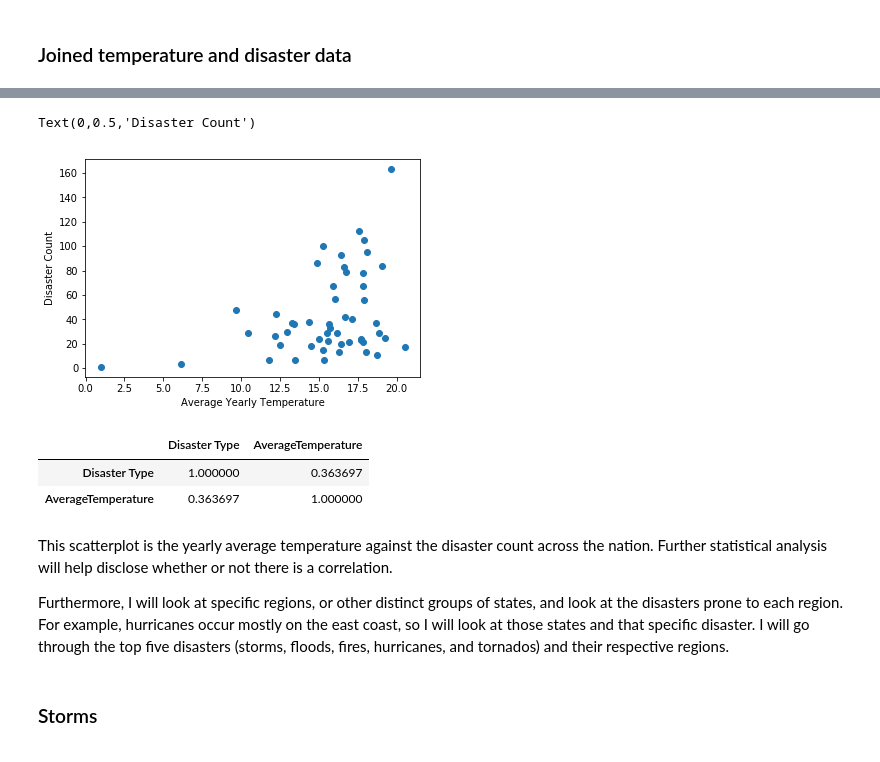
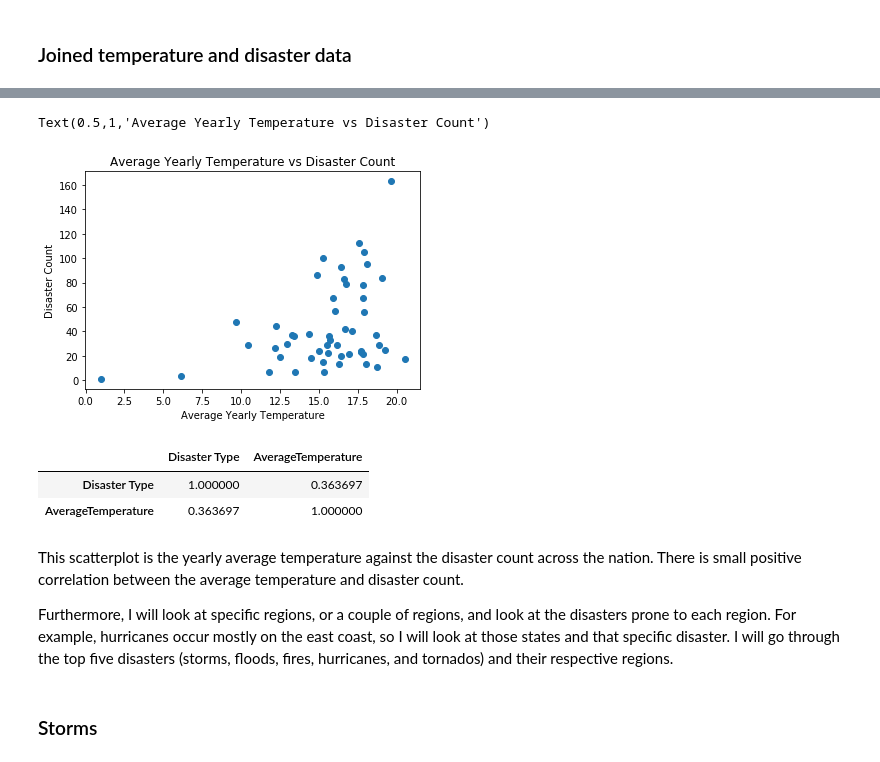
Before and after one commit to karahahn/Springboard_Capstone1, a Jupyter notebook: Exploratory Data Analysis (Statistical Inference).ipynb, the cells around one changed output, grey strips where cells are left out. Drawn from its saved outputs; the diff is of its cells as text; code cells hidden in the pictures.

Commit message:
more correlations

```diff
--- a/Exploratory Data Analysis (Statistical Inference).ipynb
+++ b/Exploratory Data Analysis (Statistical Inference).ipynb
@@ -166,0 +169,6 @@ temp_county_region.head()
+# %%
+# removing rows where the join dates did not match since the disaster data only went up to Sept 2013
+joindf = joindf[joindf['Declaration Date']<='2013-09-30']
+# %%
+joindf = joindf[['Disaster Type','Declaration Date','state','countyname','Year','month','season','region','date_delta','AverageTemperature']]
+joindf.head()
@@ -760,19 +728,0 @@ To view correlations between temperature and disaster I must join the disaster a
-# %%
-# copy of disaster data to organize for the join
-disasterdf = disaster.copy()
-disasterdf['date'] = disasterdf['Declaration Date'].astype('datetime64[ns]')
-disasterdf = disasterdf.drop_duplicates(subset=['Declaration Date', 'Disaster Type', 'State','Year'])
-disasterdf.head()
-
-# copy of temperature data to organize for the join
-tempdf = temp_county_region.copy()
-tempdf['date'] = tempdf['dt'].astype('datetime64[ns]')
-tempdf = tempdf[['date','dt','AverageTemperature','state','county','year','season','month', 'region']].sort_values('date')
-tempdf.head()
-
-# nearest join on date (with a left join on state first)
-joindf = pd.merge_asof(disasterdf, tempdf, on='date',left_by='State',right_by='state',direction='nearest').dropna()
-# %%
-# removing rows where the join dates did not match since the disaster data only went up to Sept 2013
-joindf = joindf[joindf['date']<='2013-09-30']
-joindf.head()
@@ -800,13 +740,15 @@ join_state_group.head()
 # %%
+# average yearly temperature against disaster count
 joindf1 = joindf.groupby('Year').agg({'Disaster Type':'count',
                                                       'AverageTemperature':'mean'})
 
 plt.scatter(joindf1['AverageTemperature'], joindf1['Disaster Type'])
 plt.xlabel('Average Yearly Temperature')
 plt.ylabel('Disaster Count')
+plt.title('Average Yearly Temperature vs Disaster Count')
 # %% [output]
-Text(0,0.5,'Disaster Count')
+Text(0.5,1,'Average Yearly Temperature vs Disaster Count')
-[figure, old version]
+[figure, new version]
 # %%
 joindf1.corr()
 # %% [output]
@@ -814,9 +756,9 @@ joindf1.corr()
 | Disaster Type | 1.000000 | 0.363697 |
 | AverageTemperature | 0.363697 | 1.000000 |
 # %% [markdown]
-This scatterplot is the yearly average temperature against the disaster count across the nation. Further statistical analysis will help disclose whether or not there is a correlation.
+This scatterplot is the yearly average temperature against the disaster count across the nation. There is small positive correlation between the average temperature and disaster count.
 
-Furthermore, I will look at specific regions, or other distinct groups of states, and look at the disasters prone to each region. For example, hurricanes occur mostly on the east coast, so I will look at those states and that specific disaster. I will go through the top five disasters (storms, floods, fires, hurricanes, and tornados) and their respective regions.
+Furthermore, I will look at specific regions, or a couple of regions, and look at the disasters prone to each region. For example, hurricanes occur mostly on the east coast, so I will look at those states and that specific disaster. I will go through the top five disasters (storms, floods, fires, hurricanes, and tornados) and their respective regions.
 # %% [markdown]
 ### Storms
 # %%
```
Also changed, not shown: parts of 100 cells of this notebook.
